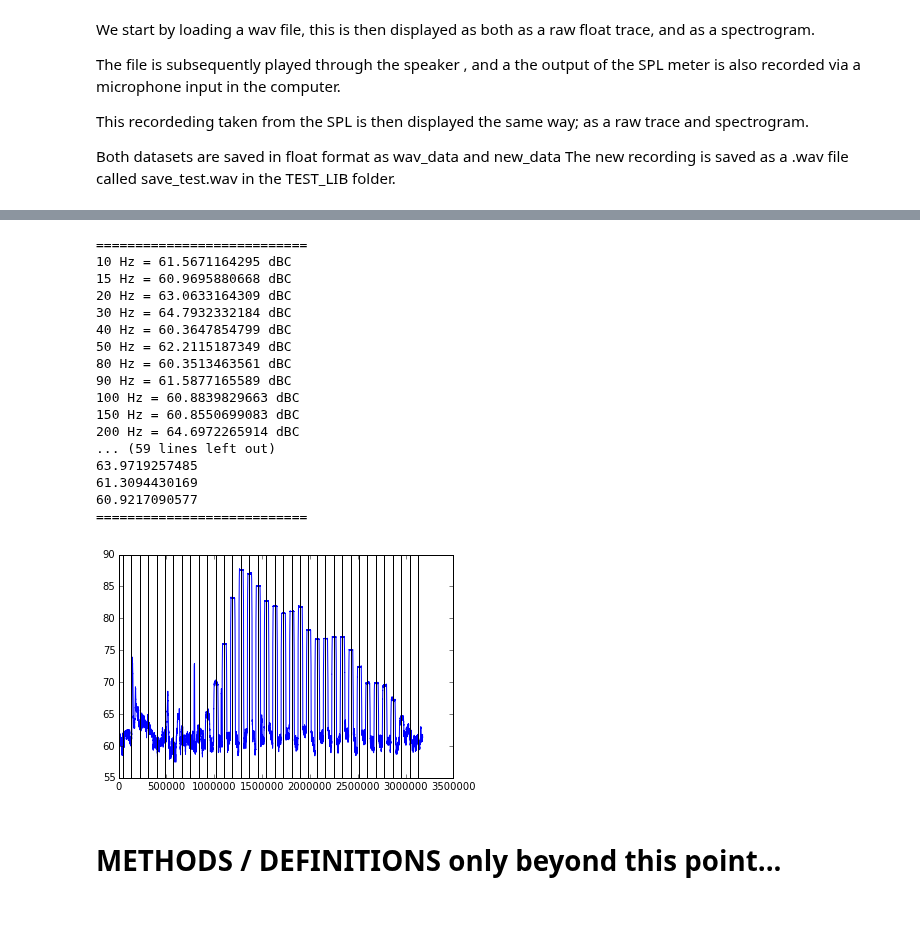
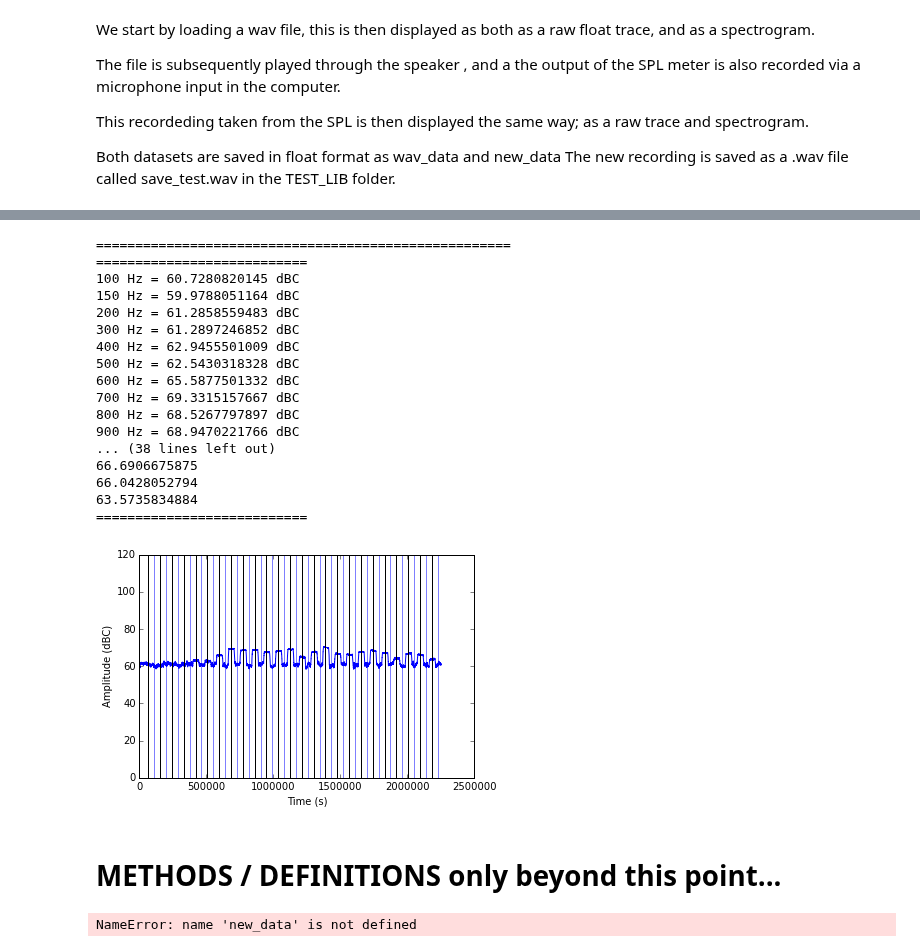
Before and after one commit to BirdMI-UniversityofAuckland/MichaelSandbox, a Jupyter notebook: MicSpeakerPro/SPL_meter_testing.ipynb, the cells around one changed output, grey strips where cells are left out. Cells and saved outputs as stored; diff of their text form; code cells hidden in the pictures; blank space fills up the shorter version.

```diff
--- a/MicSpeakerPro/SPL_meter_testing.ipynb
+++ b/MicSpeakerPro/SPL_meter_testing.ipynb
@@ -61,12 +64,12 @@ wav_data = pcm2float(wav_data_raw, dtype ='float64')
 # Plot what we are about to play
 quick_view_sound(wav_data)
 # Play the data, and record it too, return the recorded data
-new_data = pass_through_hardware(wav_data, window = 512)
+new_data = pass_through_hardware(wav_data, block_length = 512)
 # Convert the recording to PCM and save it as a .wav
 new_data_pcm = float2pcm(new_data, dtype ='int16')
-wav.write(working_directory + 'TEST_LIB\\save_test.wav', 44100, new_data_pcm)
-
+wav.write(working_directory + 'TEST_LIB\\outputs\\' + str(trail_name) + '.wav', 44100, new_data_pcm)
 print "Finished playback!"
 # Plot the recorded data, to see what it looks like.
 quick_view_sound(new_data)
+print "====================================================="
 # %% [output]
@@ -110,56 +100,69 @@ plt.plot()
 # %%
+print "====================================================="
+
 """
 Now that we have Root mean squared and converted our voltage trace to decibels,
 We can sample at specific points where we know a specific frequency has played,
 The original sound file has each frequency played for 1 second,
 with 0.5 second zero padding @ 44100 kHz sampling. Thus the middle of a sound sample
 is played every 2 seconds, at 1, 3, 5, 7 etc time points in.
 """
 
-fnarray = [10,15,20,30,40,50,80,90,100,150,200,300,400,500,600,700,800,900,
-            1000, 1500 ,2000,3000,4000,5000,6000,7000,8000,9000,
-            10000,11000,12000,13000,14000,
-            16000,20000,21000]
+fnarray = [100,150,200,300,400,500,600,700,800,900,
+               1000, 1500,2000, 2500, 3000, 3500, 4000, 4500, 5000, 5500, 6000, 6500, 7000, 7500, 8000]
 
-data = {"Frequency" : fnarray, "Mean" : range(36)}
+data = {"Frequency" : fnarray, "dBC" : range(len(fnarray)),
+        "Silence" : range(len(fnarray)),
+        "Difference" : range(len(fnarray))}
 
 # Plot the array,
-plt.plot(freq_response)
+plt.plot(freq_response, lw = 1)
+plt.ylim((0,120))
+plt.xlabel('Time (s)')
+plt.ylabel('Amplitude (dBC)')
 
 for i in range(len(fnarray)): # For every Frequency:
-    samplestart = ((i*2)+1)*44100 # Find index of the middle of the period wherethat frequency is expected in the sound.
-    plt.axvline(x=samplestart, linewidth=1, color='k') # Plot a vertical line so we can visually confirm.
-    data["Mean"][i] = freq_response[samplestart] # Assign that value to the data
+    samplestart = ((i*2)+1.5)*44100 # Find index of the middle of the period wherethat frequency is expected in the sound.
+    plt.axvline(x=samplestart, linewidth=1, color='k')
+    plt.axvline(x=samplestart+44100, linewidth=0.5, color='b') # Plot a vertical line so we can visually confirm.
+    data["dBC"][i] = freq_response[samplestart] # Assign that value to the data
+
+    pre_silence = freq_response[samplestart-44100]
+    post_silence = freq_response[samplestart+44100]
+
+    data["Silence"][i] = (pre_silence + post_silence)/2.0
+
+    data["Difference"][i] = c_to_spl(fnarray[i], (data["dBC"][i] - data["Silence"][i])) # Convert that value according to tone played into dB SPL
 
 
 # Print the data we have obtained so we can copy/paste into Excel.
 print "==========================="
-for i in range(36):
-    print str(data["Frequency"][i]) + " Hz = " + str(data["Mean"][i]) + " dBC"
+for i in range(len(fnarray)):
+    print str(data["Frequency"][i]) + " Hz = " + str(data["dBC"][i]) + " dBC"
 print "==========================="
-for i in range(36):
-    print data["Mean"][i]
+for i in range(len(fnarray)):
+    print data["dBC"][i]
 print "==========================="
 plt.show()
 # %% [output]
+=====================================================
 ===========================
-10 Hz = 61.5671164295 dBC
-15 Hz = 60.9695880668 dBC
-20 Hz = 63.0633164309 dBC
-30 Hz = 64.7932332184 dBC
-40 Hz = 60.3647854799 dBC
-50 Hz = 62.2115187349 dBC
-80 Hz = 60.3513463561 dBC
-90 Hz = 61.5877165589 dBC
-100 Hz = 60.8839829663 dBC
-150 Hz = 60.8550699083 dBC
-200 Hz = 64.6972265914 dBC
-... (59 lines left out)
-63.9719257485
-61.3094430169
-60.9217090577
+100 Hz = 60.7280820145 dBC
+150 Hz = 59.9788051164 dBC
+200 Hz = 61.2858559483 dBC
+300 Hz = 61.2897246852 dBC
+400 Hz = 62.9455501009 dBC
+500 Hz = 62.5430318328 dBC
+600 Hz = 65.5877501332 dBC
+700 Hz = 69.3315157667 dBC
+800 Hz = 68.5267797897 dBC
+900 Hz = 68.9470221766 dBC
+... (38 lines left out)
+66.6906675875
+66.0428052794
+63.5735834884
 ===========================
-[figure, old version]
+[figure, new version]
 # %% [markdown]
 # METHODS / DEFINITIONS only beyond this point...
 # %%
@@ -492,3 +523,5 @@ data_example = new_data[44100*30:44100*40]
 noise_response = signal.deconvolve(data_example, noise_example)
 
 plt.plot(noise_response)
+# %% [output]
+NameError: name 'new_data' is not defined
```
Also changed, not shown: parts of 8 cells of this notebook.
